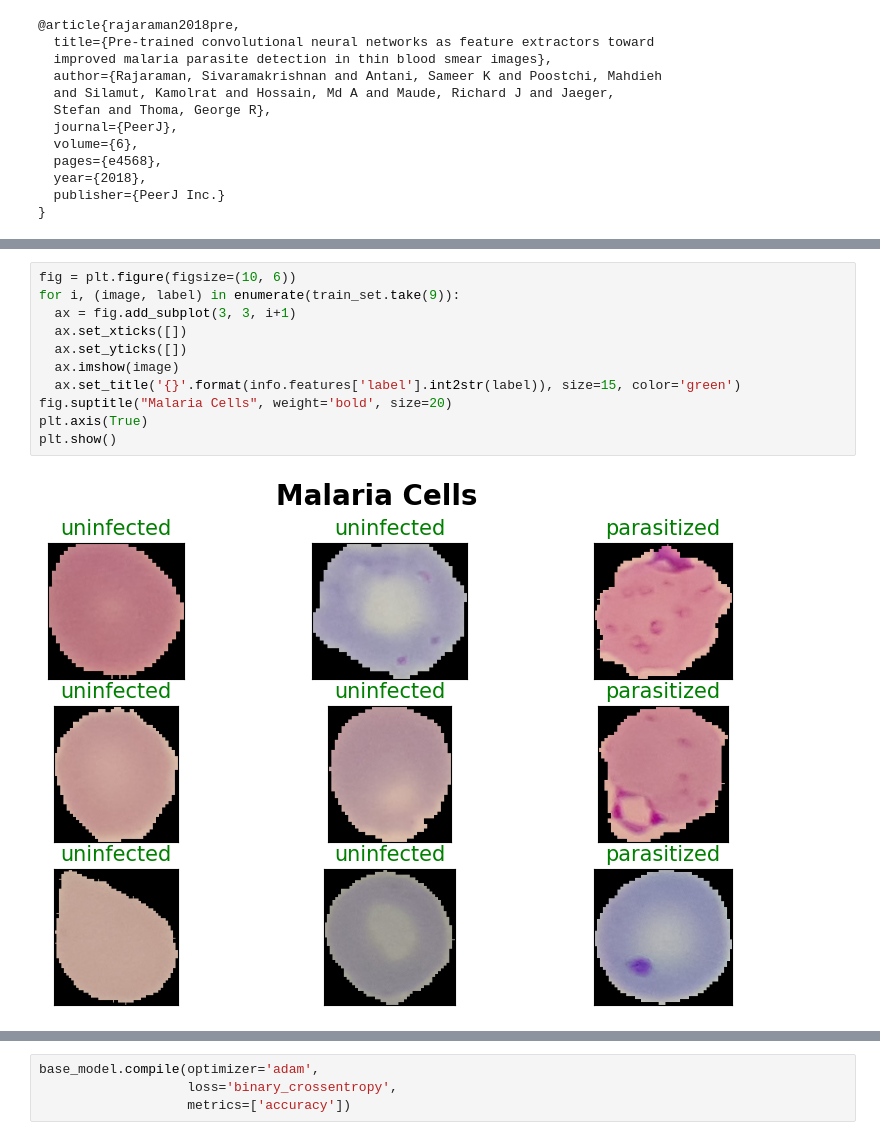
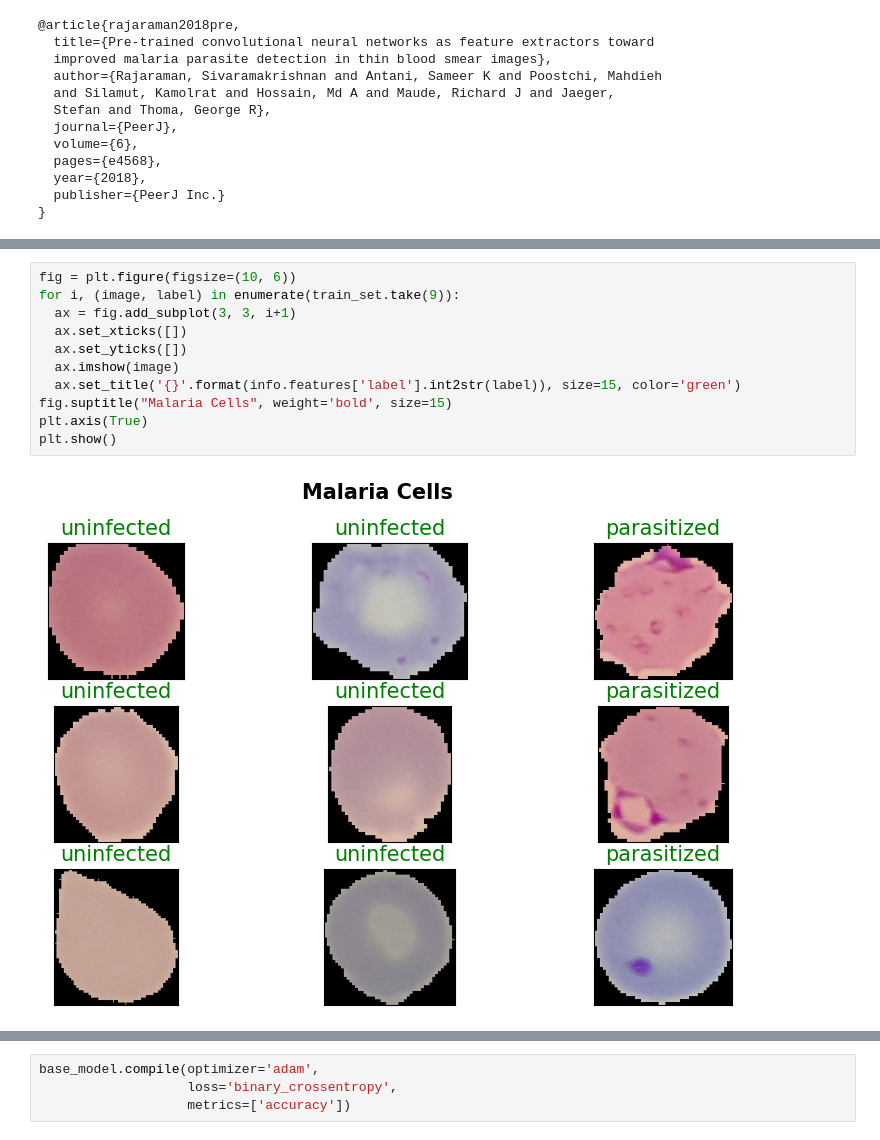
Before and after one commit to Njaramba-Riri/malaria-prediction, a Jupyter notebook: notebooks/baseline.ipynb, the cells around one changed output, grey strips where cells are left out. Saved outputs shown, nothing was run; the diff lists cells and outputs as text.

```diff
--- a/notebooks/baseline.ipynb
+++ b/notebooks/baseline.ipynb
@@ -51,15 +62,15 @@ Class names: ['parasitized', 'uninfected']
 # %%
 fig = plt.figure(figsize=(10, 6))
 for i, (image, label) in enumerate(train_set.take(9)):
   ax = fig.add_subplot(3, 3, i+1)
   ax.set_xticks([])
   ax.set_yticks([])
   ax.imshow(image)
   ax.set_title('{}'.format(info.features['label'].int2str(label)), size=15, color='green')
-fig.suptitle("Malaria Cells", weight='bold', size=20)
+fig.suptitle("Malaria Cells", weight='bold', size=15)
 plt.axis(True)
 plt.show()
 # %% [output]
-[figure, old version]
+[figure, new version]
 # %%
 def normalize_images(image, label):
```
Also changed, not shown: parts of 19 cells of this notebook, 1 other file.
